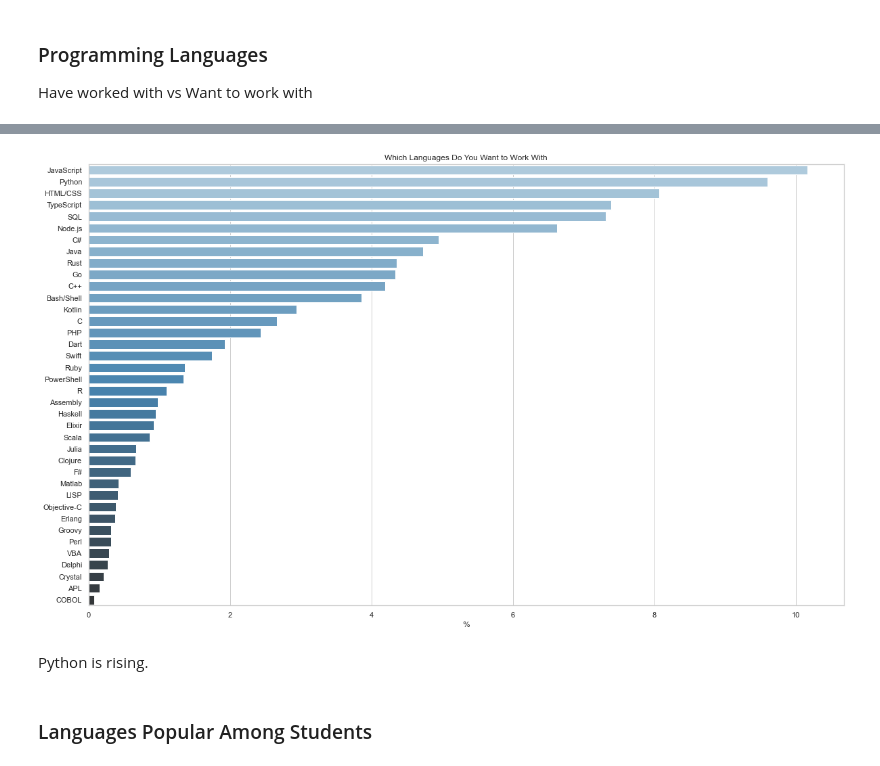
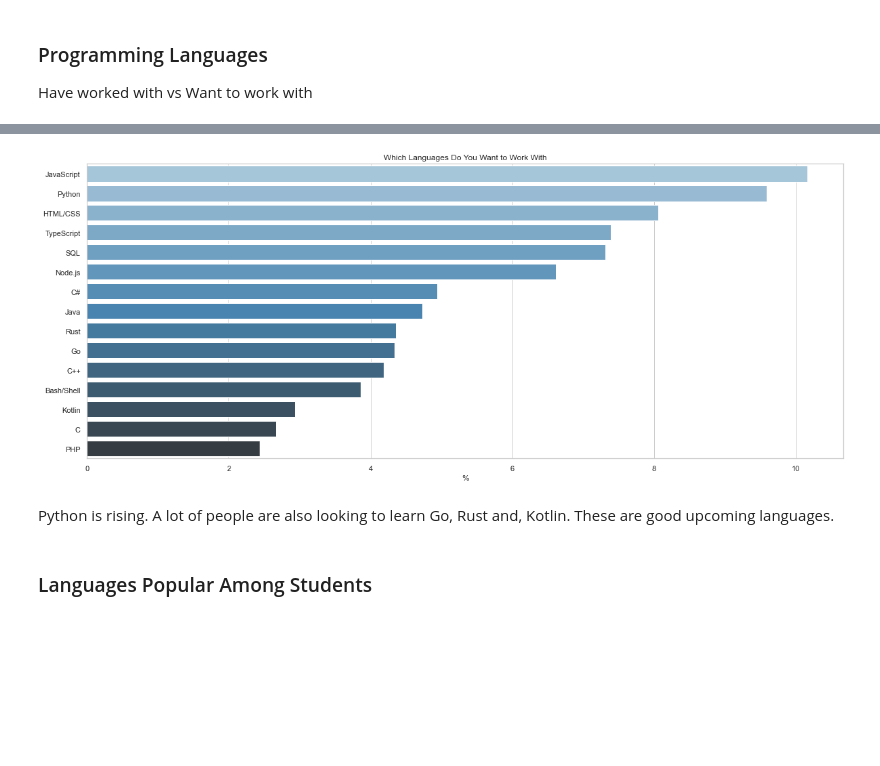
Before and after one commit to Talha0077/Stackoverflow-2021-Survey-EDA, a Jupyter notebook: EDA.ipynb, the cells around one changed output, grey strips where cells are left out. Cells and saved outputs as stored; diff of their text form; code cells hidden in the pictures; blank space fills up the shorter version.

```diff
--- a/EDA.ipynb
+++ b/EDA.ipynb
@@ -277,15 +281,15 @@ plt.xlabel('%');
 # %%
 languages_trend = one_hot_encode(responses_df.LanguageWantToWorkWith)
 # %%
-plt.figure(figsize=(20, 12))
+plt.figure(figsize=(20, 8))
 language_percent = (languages_trend.sum().sort_values(ascending=False) / languages_trend.sum().sum()) * 100
-sns.barplot(x=language_percent, y=language_percent.index, palette='Blues_d')
+sns.barplot(x=language_percent.head(15), y=language_percent.head(15).index, palette='Blues_d')
 plt.title('Which Languages Do You Want to Work With')
 plt.xlabel('%');
 # %% [output]
-[figure, old version]
+[figure, new version]
-# %% [markdown]
-Python is rising.
+# %% [markdown]
+Python is rising. A lot of people are also looking to learn Go, Rust and, Kotlin. These are good upcoming languages.
 # %% [markdown]
 ### Languages Popular Among Students
 # %%
```
Also changed, not shown: parts of 27 cells of this notebook.
